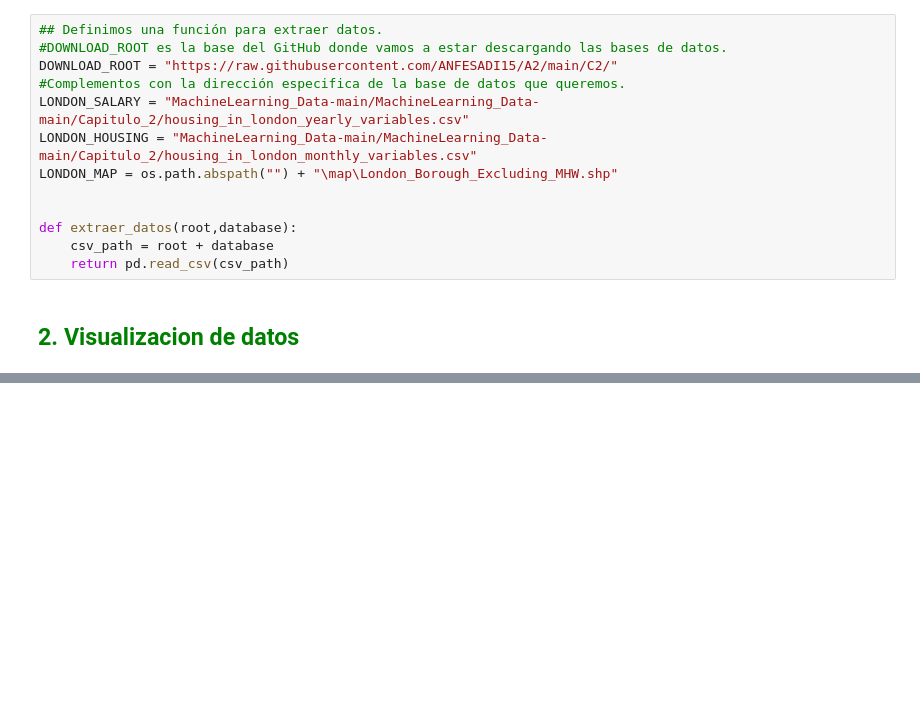
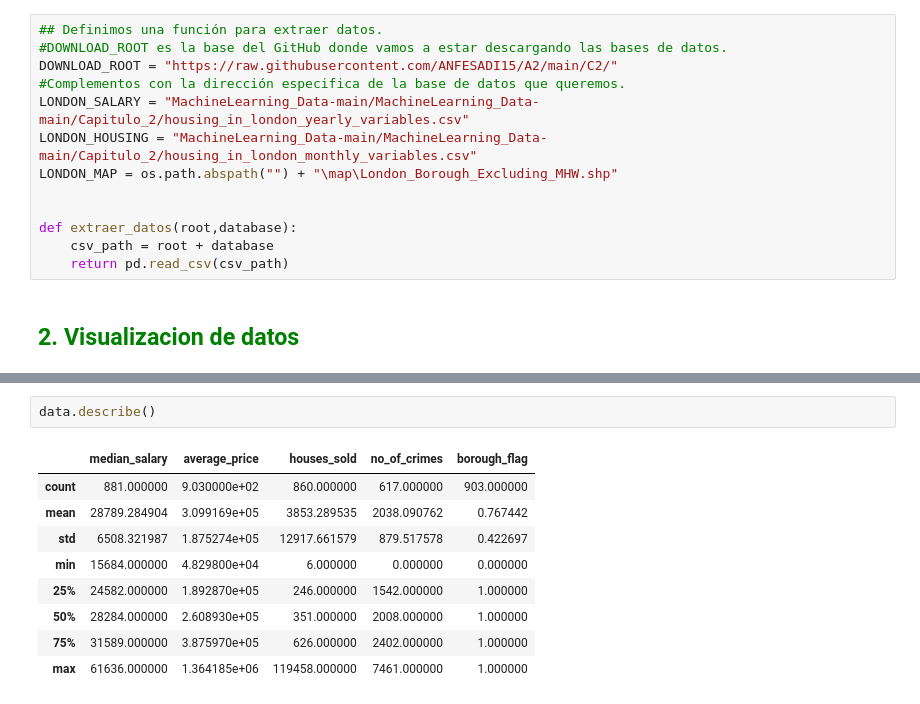
Before and after one commit to ANFESADI15/A2, a Jupyter notebook: C2/HousingInLondon.ipynb, the cells around one changed output, grey strips where cells are left out. Saved outputs shown, nothing was run; the diff lists cells and outputs as text; blank space fills up the shorter version.

```diff
--- a/C2/HousingInLondon.ipynb
+++ b/C2/HousingInLondon.ipynb
@@ -53,0 +117,12 @@ print(pd)
+# %%
+data.describe()
+# %% [output]
+|  | median_salary | average_price | houses_sold | no_of_crimes | borough_flag |
+| count | 881.000000 | 9.030000e+02 | 860.000000 | 617.000000 | 903.000000 |
+| mean | 28789.284904 | 3.099169e+05 | 3853.289535 | 2038.090762 | 0.767442 |
+| std | 6508.321987 | 1.875274e+05 | 12917.661579 | 879.517578 | 0.422697 |
+| min | 15684.000000 | 4.829800e+04 | 6.000000 | 0.000000 | 0.000000 |
+| 25% | 24582.000000 | 1.892870e+05 | 246.000000 | 1542.000000 | 1.000000 |
+| 50% | 28284.000000 | 2.608930e+05 | 351.000000 | 2008.000000 | 1.000000 |
+| 75% | 31589.000000 | 3.875970e+05 | 626.000000 | 2402.000000 | 1.000000 |
+| max | 61636.000000 | 1.364185e+06 | 119458.000000 | 7461.000000 | 1.000000 |
```
Also changed, not shown: parts of 10 cells of this notebook, 1 other file.
